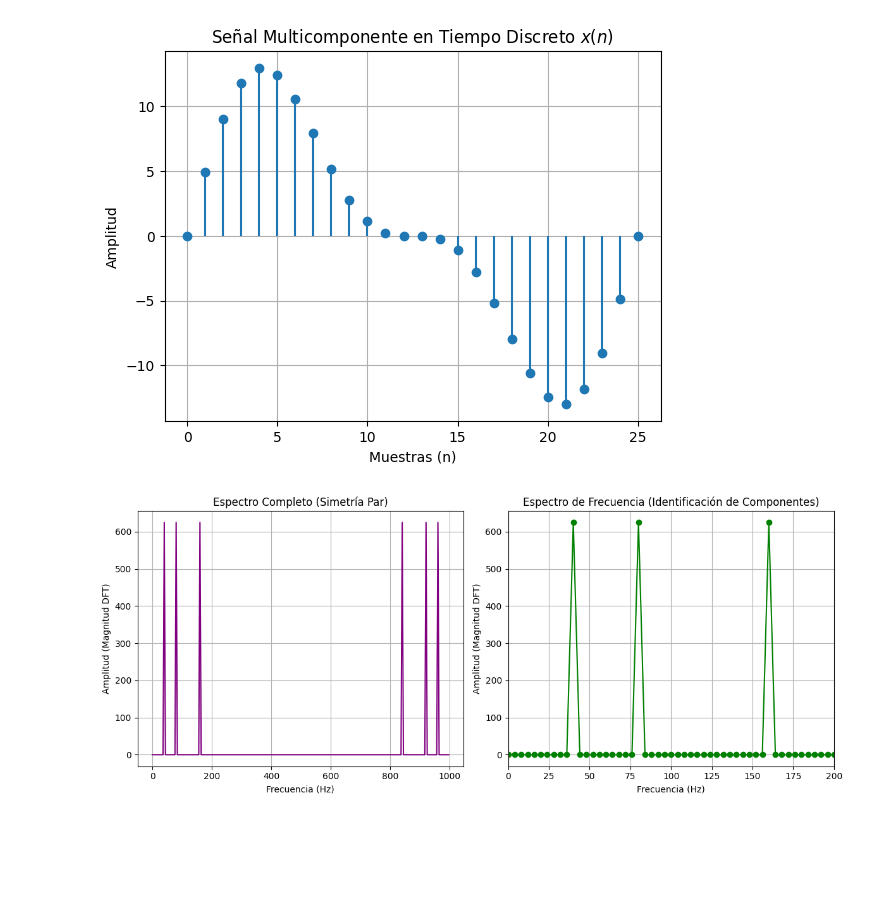
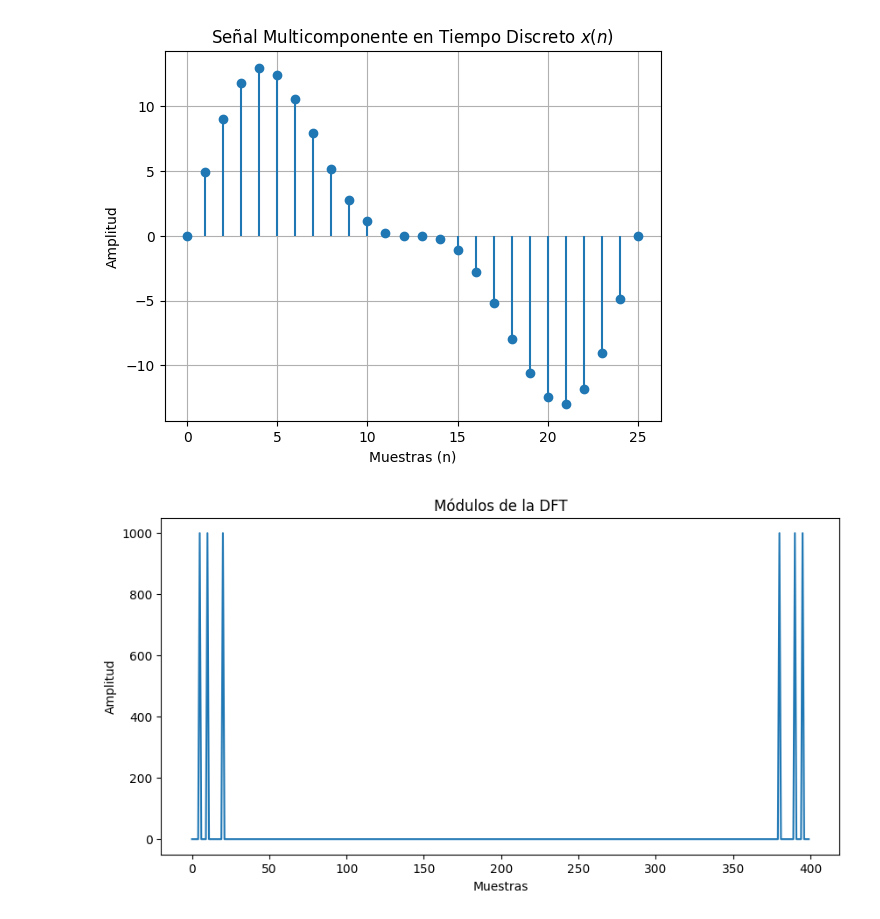
Before and after one commit to luhernandez12/Biosenales_Karen-Agudelo_Luisa-Hernandez, a Jupyter notebook: practica_5.ipynb, the cells around one changed output. Cells and saved outputs as stored; diff of their text form; code cells hidden in the pictures; blank space fills up the shorter version.

Commit message:
graficas segundo punto

```diff
--- a/practica_5.ipynb
+++ b/practica_5.ipynb
@@ -68,68 +62,70 @@ plt.show()
 # %% [output]
 [figure]
 # %%
+# Un periodo de la fundamental es Tp = 1/40 = 0.025s
+# Para 10 periodos la duración total es 10 * Tp = 0.25s
+Tp = 1/Fo1
+t_10 = np.arange(0, 10 * Tp, T)
+
+# Amplitudes de las componentes
+A1, A2, A3 = 5, 5, 5
+
+# Generación de la señal suma de las 3 sinusoides
+x10 = (A1 * np.sin(2 * np.pi * Fo * t_10) +
+       A2 * np.sin(2 * np.pi * Fo1 * t_10) +
+       A3 * np.sin(2 * np.pi * Fo2* t_10))
 
 
-# 1. PARÁMETROS DE LA SEÑAL (10 PERIODOS)
+# CÁLCULO DE LA TRANSFORMADA DE FOURIER (DFT)
+X10 = np.fft.fft(x10)
+N = len(X10)  # Número de muestras (800 puntos debido a Fs=3200)
+plt.figure(figsize=(10, 5))
+plt.plot(abs(X10))
+plt.title('Módulos de la DFT')
+plt.xlabel('Muestras')
+plt.ylabel('Amplitud')
+plt.show()
 
-Fo1 = 40
-Fo2 = 80
-Fo3 = 160
 
-Fs = 1000  # Frecuencia de muestreo
-T = 1/Fs   # Periodo de muestreo
-
-# Un periodo de la frecuencia fundamental (la más baja)
-Tp = 1/Fo1
-
-# Modificando el tiempo para capturar exactamente 10 periodos
-# Duración total = 10 * Tp (0.25 segundos)
-t_10 = np.arange(0, 10 * Tp, T)
-
-# Amplitudes de las tres componentes
-A1, A2, A3 = 5, 5, 5
-
-#  señal combinada para los 10 periodos
-x10 = (A1 * np.sin(2 * np.pi * Fo1 * t_10) +
-       A2 * np.sin(2 * np.pi * Fo2 * t_10) +
-       A3 * np.sin(2 * np.pi * Fo3 * t_10))
-
-# 2. CÁLCULO DE LA DFT (FFT)
-X10 = np.fft.fft(x10)
-N = len(X10) # Número total de muestras (debe dar 250)
-
-# 3. GRAFICAR EL ESPECTRO COMPLETO ESCALADO EN FRECUENCIA (Hz)
+# GRÁFICA 1: ESPECTRO COMPLETO ESCALADO EN FRECUENCIA (Como la guía)
 F = np.arange(0, N) * Fs / N
 
-plt.figure(figsize=(12, 5))
+plt.figure(figsize=(10, 5))
+plt.plot(F, abs(X10), color='blue')
+plt.title('Módulos de la DFT (Espectro Completo - 10 Periodos)')
+plt.xlabel('Frecuencia (Hz)')
+plt.ylabel('Amplitud')
+plt.grid(True)
+plt.show()
 
-plt.subplot(1, 2, 1)
-plt.plot(F, abs(X10), color='purple')
-plt.title('Espectro Completo (Simetría Par)')
+
+plt.figure(figsize=(10, 5))
+Nmitad = int(np.ceil(N/2))
+Fmitad = np.arange(0,Nmitad)*Fs/N
+X10mitad = X10[0:Nmitad]
+plt.plot(Fmitad,abs(X10mitad))
+plt.ylabel('Amplitud')
 plt.xlabel('Frecuencia (Hz)')
-plt.ylabel('Amplitud (Magnitud DFT)')
-plt.grid(True)
+plt.show()
 
-# 4. GRAFICAR SOLO LA MITAD (HASTA NYQUIST) Y ACERCAR
+
+# GRÁFICA 2: MITAD DE NYQUIST CON ZOOM (Para identificar frecuencias)
 Nmitad = int(np.ceil(N / 2))
 Fmitad = F[0:Nmitad]
 X10mitad = X10[0:Nmitad]
 
-plt.subplot(1, 2, 2)
-plt.plot(Fmitad, abs(X10mitad), marker='o', color='g')
-plt.title('Espectro de Frecuencia (Identificación de Componentes)')
+plt.figure(figsize=(10, 5))
+plt.plot(Fmitad, abs(X10mitad), marker='o', color='red')
+plt.title('Espectro de Frecuencia (Mitad de Nyquist con Zoom)')
 plt.xlabel('Frecuencia (Hz)')
-plt.ylabel('Amplitud (Magnitud DFT)')
+plt.ylabel('Amplitud')
 
-# Ajuste el límite del eje X para ver  las 3 frecuencias (de 0 a 200 Hz)
+# Hacemos zoom entre 0 y 200 Hz para identificar claramente los 3 picos
 plt.xlim(0, 200)
 plt.grid(True)
-
-plt.tight_layout()
 plt.show()
 
-# 5. EXPLICACIÓN MATEMÁTICA DE LAS ALTURAS (Para tu informe)
 print(f"Número total de muestras (N): {N}")
-print(f"Amplitud máxima teórica esperada en cada pico: N * (A / 2) = {N} * 2.5 = {N * 2.5}")
+print(f"Altura de los picos en el gráfico: {N * 2.5}")
 # %% [output]
-[figure, old version]
+[figure, new version]
```
Also changed, not shown: parts of 3 cells of this notebook.
